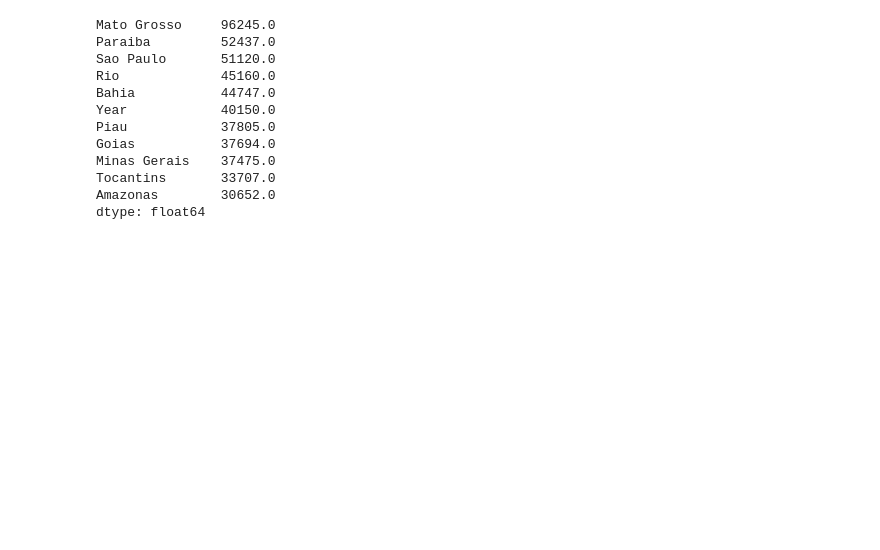
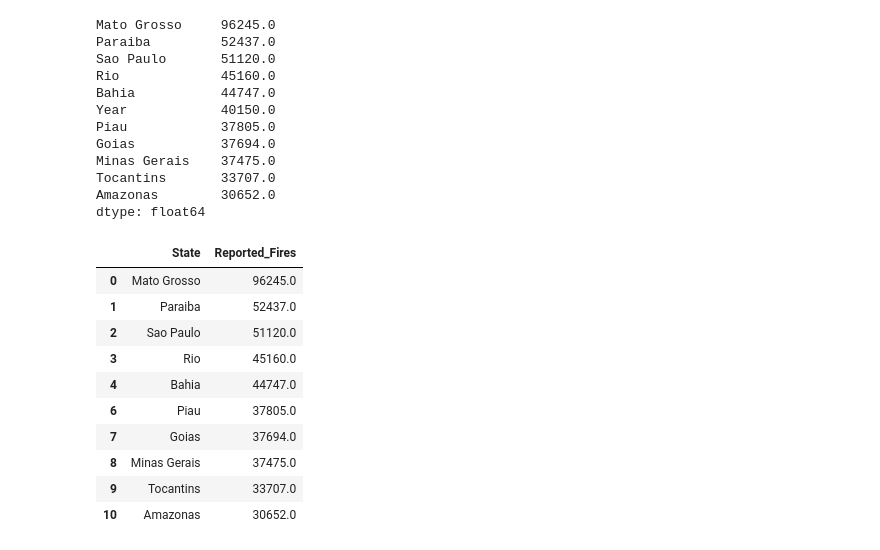
Before and after one commit to MelquiasRibeiro/Trasnformacao_visualizacao_de_dados, a Jupyter notebook: fire_in_the_playground.ipynb, the cells around one changed output. Saved outputs shown, nothing was run; the diff lists cells and outputs as text; code cells hidden in the pictures; blank space fills up the shorter version.

```diff
--- a/fire_in_the_playground.ipynb
+++ b/fire_in_the_playground.ipynb
@@ -278,3 +278,26 @@ Minas Gerais    37475.0
 Tocantins       33707.0
 Amazonas        30652.0
 dtype: float64
+# %%
+#criando um data frame para o grafico de barras
+bar_plot_df=pd.DataFrame(time_plot_2_df.sum().nlargest(11))
+#resetando os numeros de indx no novo data frame
+bar_plot_df=bar_plot_df.reset_index()
+#renomeando as colunas
+bar_plot_df.rename(columns={'index':'State', 0:'Reported_Fires'}, inplace=True)
+#removendo as informaçoes de ano
+bar_plot_df.drop(bar_plot_df[bar_plot_df.State == 'Year'].index, inplace=True)
+#verificando
+bar_plot_df
+# %% [output]
+|  | State | Reported_Fires |
+| 0 | Mato Grosso | 96245.0 |
+| 1 | Paraiba | 52437.0 |
+| 2 | Sao Paulo | 51120.0 |
+| 3 | Rio | 45160.0 |
+| 4 | Bahia | 44747.0 |
+| 6 | Piau | 37805.0 |
+| 7 | Goias | 37694.0 |
+| 8 | Minas Gerais | 37475.0 |
+| 9 | Tocantins | 33707.0 |
+| 10 | Amazonas | 30652.0 |
```
Also changed, not shown: parts of 1 cell of this notebook.
